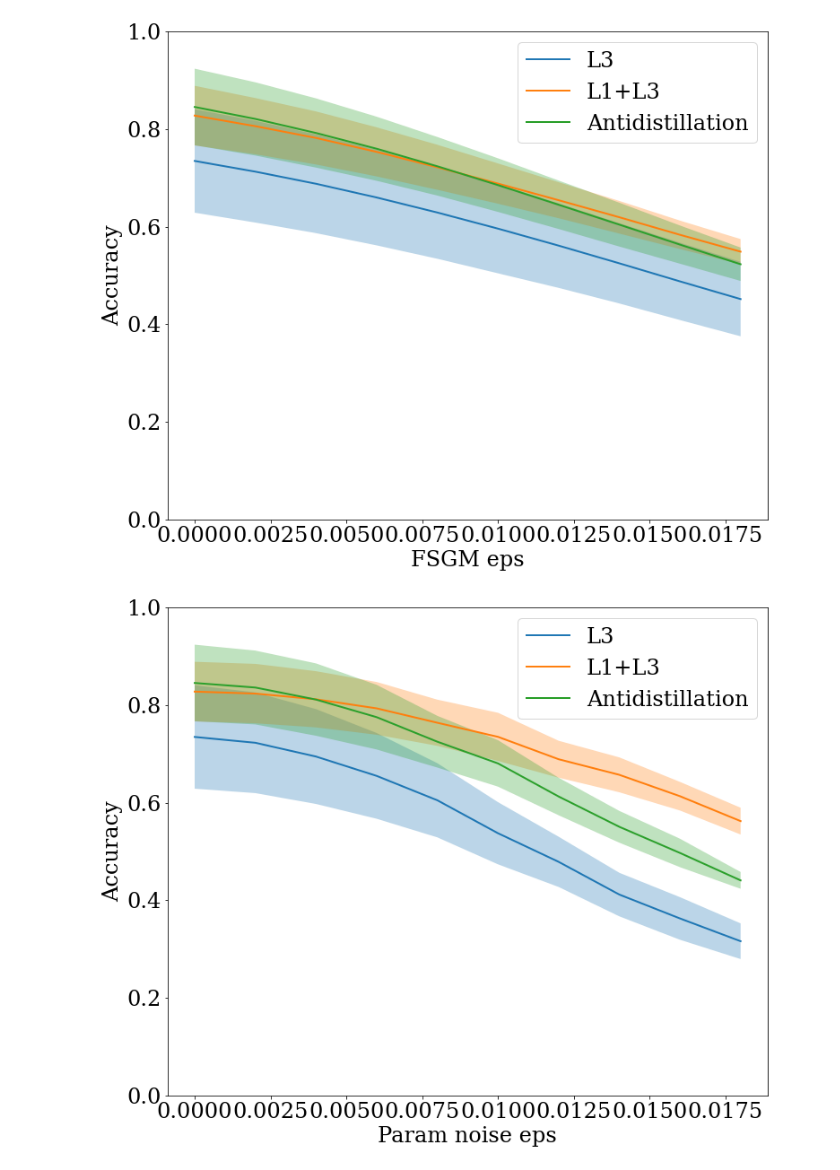
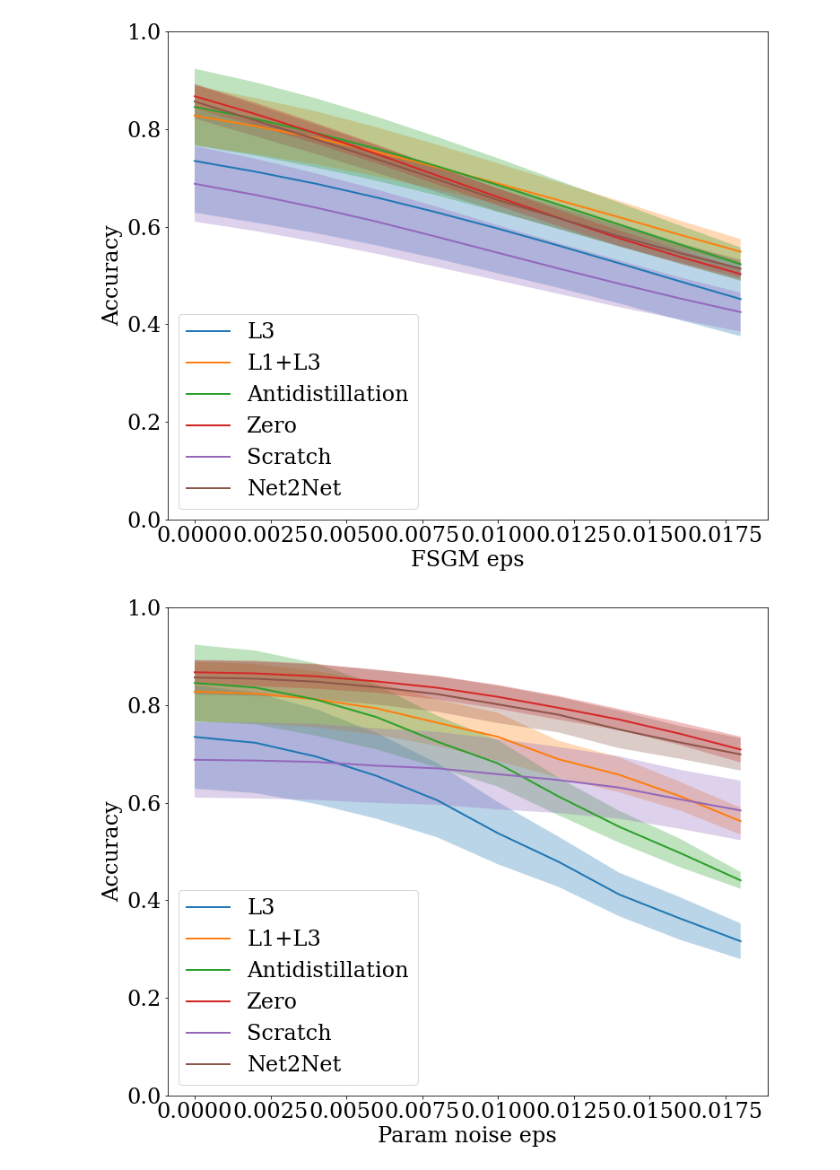
Before and after one commit to intsystems/2022-Project-97, a Jupyter notebook: src/fminst/plot_plots.ipynb, the cells around one changed output. Saved outputs shown, nothing was run; the diff lists cells and outputs as text; code cells hidden in the pictures.

Commit message:
Actualized plots

```diff
--- a/src/fminst/plot_plots.ipynb
+++ b/src/fminst/plot_plots.ipynb
@@ -23,7 +23,7 @@ Using cpu device
 <Figure size 864x720 with 0 Axes>
 # %%
-with open(pipeline.get_path()+'/history_antidistil2.json') as inp:
-    history_antidistil = json.load(inp)
+#with open(pipeline.get_path()+'/history_antidistil2.json') as inp:
+#    history_antidistil = json.load(inp)
 
 with open(pipeline.get_path()+'/history_noise.json') as inp:
     history_noise = json.load(inp)
@@ -33,3 +33,14 @@ with open(pipeline.get_path()+'/history_antidistil_scratch.json') as inp:
 
 with open(pipeline.get_path()+'/history_no_antidistil.json') as inp:
     history_l1_l3 = json.load(inp)
+
+
+
+with open(pipeline.get_path()+'/history_5_zero.json') as inp:
+    history_5_zero = json.loads(inp.read())
+
+with open(pipeline.get_path()+'/history_5_scratch.json') as inp:
+    history_5_scratch = json.loads(inp.read())
+
+with open(pipeline.get_path()+'/history_5_n2n.json') as inp:
+    history_5_n2n = json.loads(inp.read())
@@ -47,18 +57,21 @@ plot.plot_variance([history_noise, history_l1_l3, history_antidistil_scratch],
 # %%
 reload(plot)
 plot.prepare_for_plots()
-plot.plot_variance([history_noise, history_l1_l3, history_antidistil_scratch],
+plot.plot_variance([history_noise, history_l1_l3, history_antidistil_scratch,
+                   history_5_zero,
+                   history_5_scratch, history_5_n2n],
                    consts.fsgm_eps,
-                   ['L3', 'L1+L3', 'Antidistillation'], 'fsgm_noise_acc',
+                   ['L3', 'L1+L3', 'Antidistillation', 'Zero', 'Scratch', 'Net2Net'], 'fsgm_noise_acc',
                     'FSGM eps', 'Accuracy')
 # %% [output]
-[figure, old version]
+[figure, new version]
 # %%
 reload(plot)
 plot.prepare_for_plots()
-plot.plot_variance([history_noise, history_l1_l3, history_antidistil_scratch],
+plot.plot_variance([history_noise, history_l1_l3, history_antidistil_scratch, history_5_zero,
+                   history_5_scratch, history_5_n2n],
                    consts.fsgm_eps,
-                   ['L3', 'L1+L3', 'Antidistillation'], 'param_noise_acc',
+                   ['L3', 'L1+L3', 'Antidistillation', 'Zero', 'Scratch', 'Net2Net'], 'param_noise_acc',
                     'Param noise eps', 'Accuracy')
 # %% [output]
-[figure, old version]
+[figure, new version]
```
Also changed, not shown: parts of 3 cells of this notebook.
